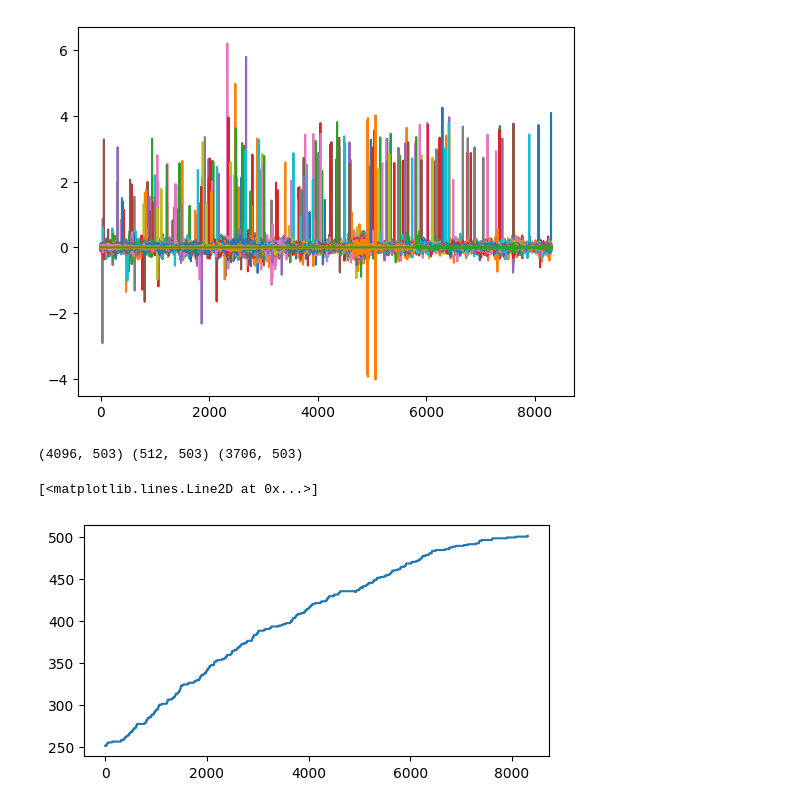
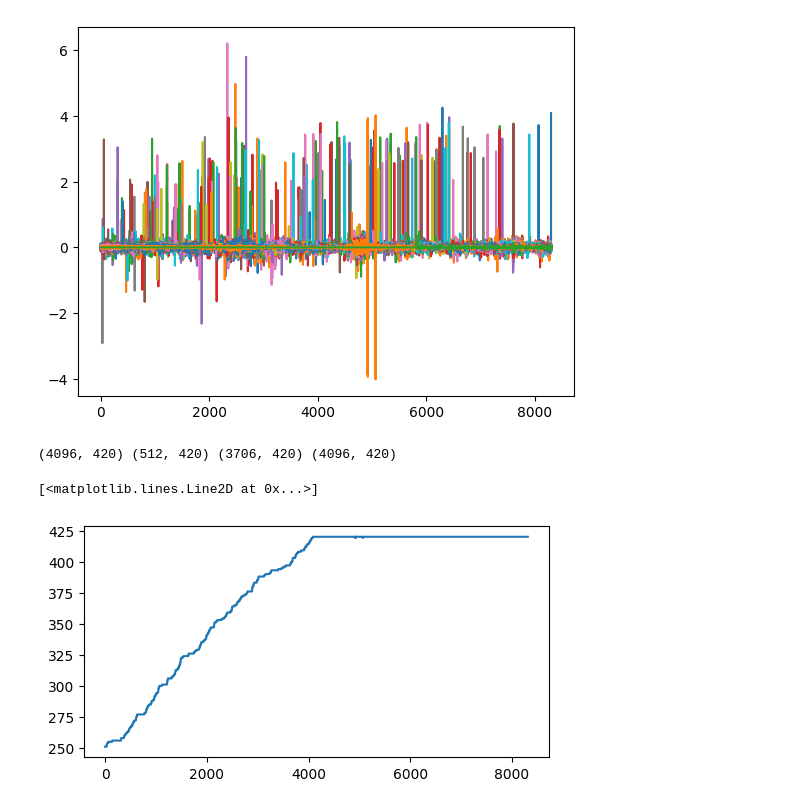
Before and after one commit to julianvanmeggelen/Thesis, a Jupyter notebook: Empirical/sp500.ipynb, the cells around one changed output. Drawn from its saved outputs; the diff is of its cells as text; code cells hidden in the pictures.

```diff
--- a/Empirical/sp500.ipynb
+++ b/Empirical/sp500.ipynb
@@ -25,6 +26,7 @@ The autoreload extension is already loaded. To reload it, use:
 # %%
 
 y,mask = getLogRet()
+weights = (~mask).astype('float64')
 print(y.shape)
 plt.plot(y);
 # %% [output]
@@ -46,18 +48,25 @@ cfg.batch_size = 512
 cfg.lr = 0.0001
 cfg.n_epoch = 20
 
+ind_use = np.argwhere(weights[0:cfg.T_train].sum(axis=0)>0)[:,0]
+
+y_use = y[:,ind_use]
+weights_use = weights[:,ind_use]
 #Create train test val
-y_train = y[0:cfg.T_train]
-y_val = y[cfg.T_train:cfg.T_train+cfg.T_val]
-y_test = y[cfg.T_train+cfg.T_val:]
-print(y_train.shape, y_val.shape, y_test.shape)
+y_train = y_use[0:cfg.T_train]
+weights_train = weights_use[0:cfg.T_train]
+
+y_val = y_use[cfg.T_train:cfg.T_train+cfg.T_val]
+weights_val = weights_use[cfg.T_train:cfg.T_train+cfg.T_val]
+y_test = y_use[cfg.T_train+cfg.T_val:]
+print(y_train.shape, y_val.shape, y_test.shape, weights_train.shape)
 # %% [output]
-(4096, 503) (512, 503) (3706, 503)
+(4096, 420) (512, 420) (3706, 420) (4096, 420)
 # %%
 plt.figure(figsize=(6,3))
-plt.plot((~mask).sum(axis=1))
+plt.plot(weights_use.sum(axis=1))
 # %% [output]
 [<matplotlib.lines.Line2D at 0x...>]
-[figure, old version]
+[figure, new version]
 # %%
 
```
Also changed, not shown: parts of 8 cells of this notebook, 46 other files.
